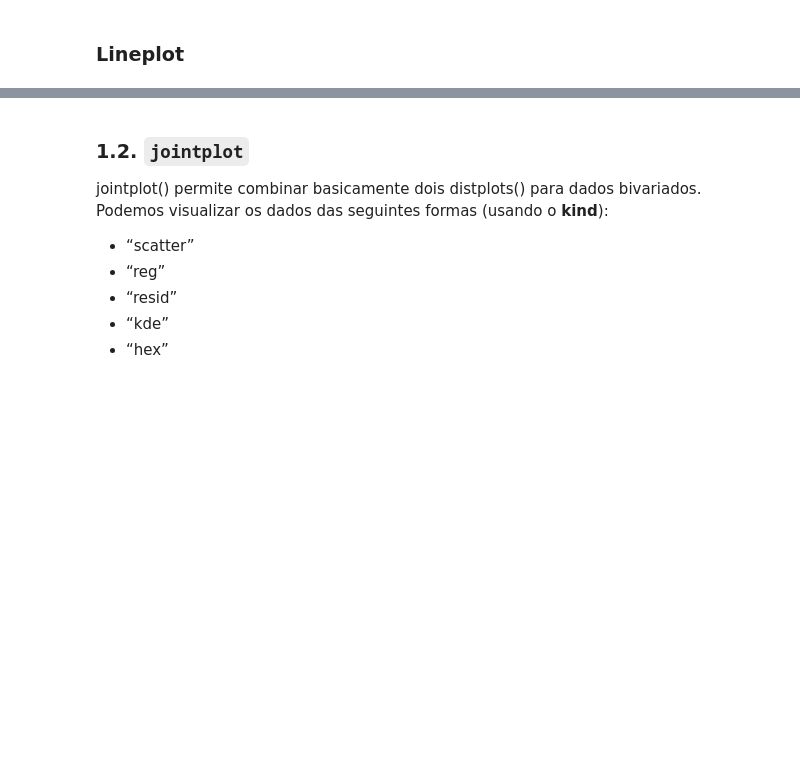
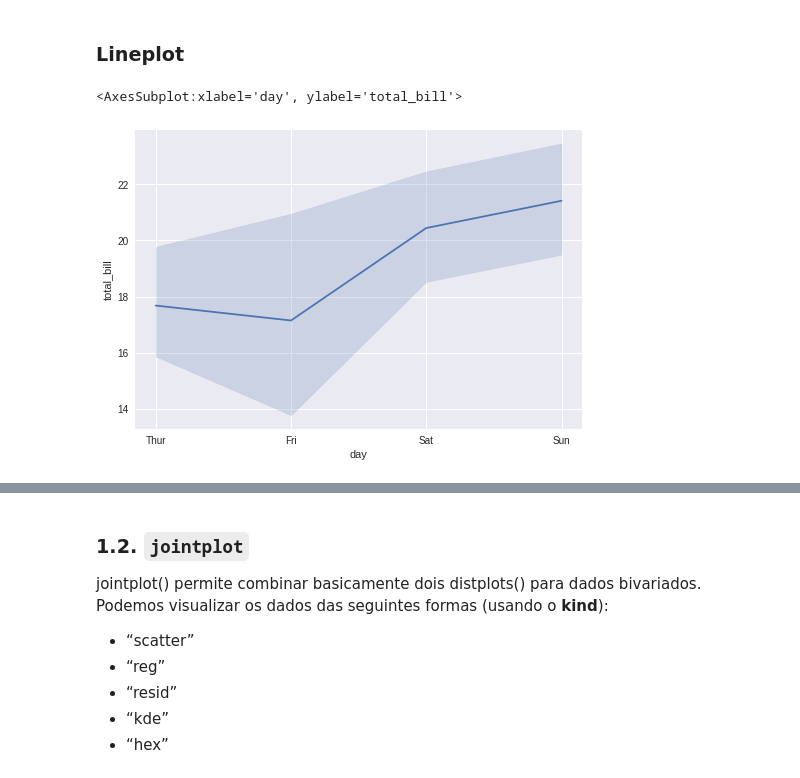
Before and after one commit to walisson-silva-ada/827-data-toolbox, a Jupyter notebook: 04. Seaborn/04. Seaborn I.ipynb, the cells around one changed output, grey strips where cells are left out. Saved outputs shown, nothing was run; the diff lists cells and outputs as text; code cells hidden in the pictures; blank space fills up the shorter version.

```diff
--- a/04. Seaborn/04. Seaborn I.ipynb
+++ b/04. Seaborn/04. Seaborn I.ipynb
@@ -103,2 +215,8 @@ Iremos utilizar a função utilitária que vem com o seaborn, a <span style="fon
 # %% [markdown]
 ### Lineplot
+# %%
+# Gráfico de linha que exibe a média (por padrão) do valor que foi pago por cada pessoa, em cada dia da semana
+sns.lineplot(data=df, x='day', y='total_bill')
+# %% [output]
+<AxesSubplot:xlabel='day', ylabel='total_bill'>
+[figure, added]
```
Also changed, not shown: parts of 50 cells of this notebook.
